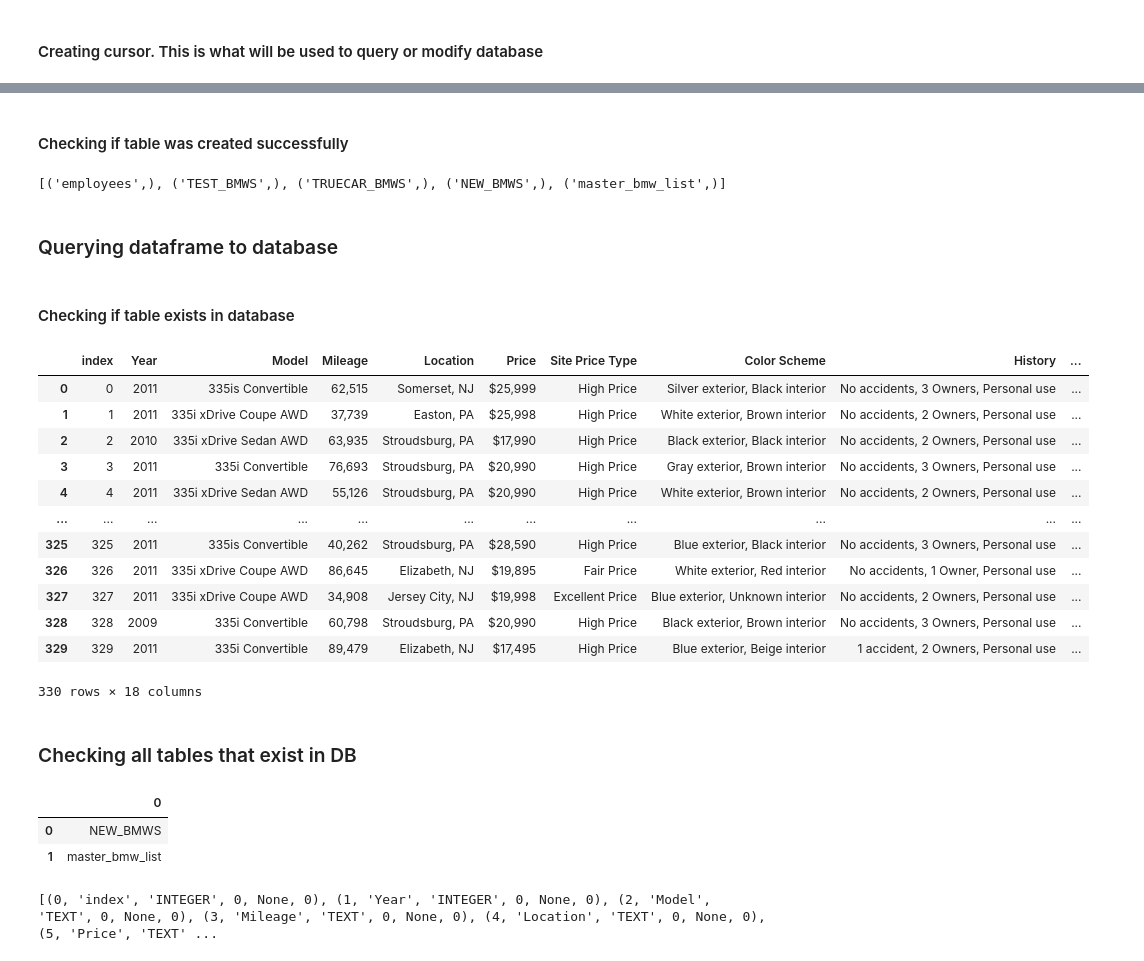
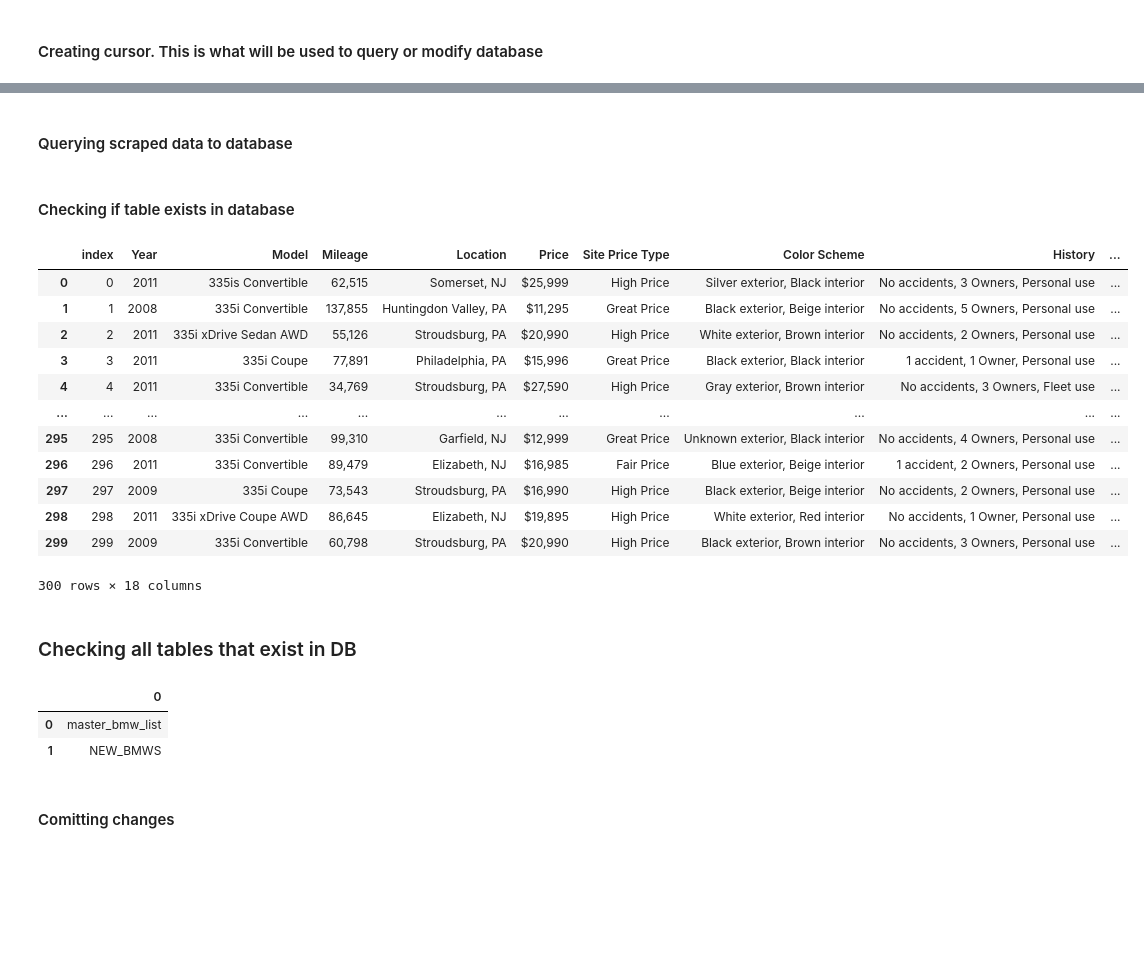
Before and after one commit to MarioRashadHUB/BMW-Price-Analysis, a Jupyter notebook: final_scraper.ipynb, the cells around one changed output, grey strips where cells are left out. Cells and saved outputs as stored; diff of their text form; code cells hidden in the pictures; blank space fills up the shorter version.

```diff
--- a/final_scraper.ipynb
+++ b/final_scraper.ipynb
@@ -3,5 +3,5 @@ from bs4 import BeautifulSoup
 import requests
 import pandas as pd
 
-pd.options.display.max_rows
-pd.set_option('display.max_rows', None)
+#pd.options.display.max_rows
+#pd.set_option('display.max_rows', None)
@@ -448,41 +443,25 @@ price MONEY
-# %% [markdown]
-#### Checking if table was created successfully
-# %%
-c.execute("""
-SELECT name
-FROM sqlite_master
-
-WHERE type='table';
-
-
-"""
-                     )
-
-print(c.fetchall())
-# %% [output]
-[('employees',), ('TEST_BMWS',), ('TRUECAR_BMWS',), ('NEW_BMWS',), ('master_bmw_list',)]
 # %% [markdown]
-### Querying dataframe to database
+#### Querying scraped data to database
 # %%
 truecar_df.to_sql("NEW_BMWS", conn, if_exists="replace")
 # %% [markdown]
 #### Checking if table exists in database
 # %%
-pd.read_sql_query ('select * from master_bmw_list', conn)
+pd.read_sql_query ('select * from NEW_BMWS', conn)
 # %% [output]
 |  | index | Year | Model | Mileage | Location | Price | Site Price Type | Color Scheme | History | ... |
 | 0 | 0 | 2011 | 335is Convertible | 62,515 | Somerset, NJ | $25,999 | High Price | Silver exterior, Black interior | No accidents, 3 Owners, Personal use | ... |
-| 1 | 1 | 2011 | 335i xDrive Coupe AWD | 37,739 | Easton, PA | $25,998 | High Price | White exterior, Brown interior | No accidents, 2 Owners, Personal use | ... |
-| 2 | 2 | 2010 | 335i xDrive Sedan AWD | 63,935 | Stroudsburg, PA | $17,990 | High Price | Black exterior, Black interior | No accidents, 2 Owners, Personal use | ... |
-| 3 | 3 | 2011 | 335i Convertible | 76,693 | Stroudsburg, PA | $20,990 | High Price | Gray exterior, Brown interior | No accidents, 3 Owners, Personal use | ... |
-| 4 | 4 | 2011 | 335i xDrive Sedan AWD | 55,126 | Stroudsburg, PA | $20,990 | High Price | White exterior, Brown interior | No accidents, 2 Owners, Personal use | ... |
+| 1 | 1 | 2008 | 335i Convertible | 137,855 | Huntingdon Valley, PA | $11,295 | Great Price | Black exterior, Beige interior | No accidents, 5 Owners, Personal use | ... |
+| 2 | 2 | 2011 | 335i xDrive Sedan AWD | 55,126 | Stroudsburg, PA | $20,990 | High Price | White exterior, Brown interior | No accidents, 2 Owners, Personal use | ... |
+| 3 | 3 | 2011 | 335i Coupe | 77,891 | Philadelphia, PA | $15,996 | Great Price | Black exterior, Black interior | 1 accident, 1 Owner, Personal use | ... |
+| 4 | 4 | 2011 | 335i Convertible | 34,769 | Stroudsburg, PA | $27,590 | High Price | Gray exterior, Brown interior | No accidents, 3 Owners, Fleet use | ... |
 | ... | ... | ... | ... | ... | ... | ... | ... | ... | ... | ... |
-| 325 | 325 | 2011 | 335is Convertible | 40,262 | Stroudsburg, PA | $28,590 | High Price | Blue exterior, Black interior | No accidents, 3 Owners, Personal use | ... |
-| 326 | 326 | 2011 | 335i xDrive Coupe AWD | 86,645 | Elizabeth, NJ | $19,895 | Fair Price | White exterior, Red interior | No accidents, 1 Owner, Personal use | ... |
-| 327 | 327 | 2011 | 335i xDrive Coupe AWD | 34,908 | Jersey City, NJ | $19,998 | Excellent Price | Blue exterior, Unknown interior | No accidents, 2 Owners, Personal use | ... |
-| 328 | 328 | 2009 | 335i Convertible | 60,798 | Stroudsburg, PA | $20,990 | High Price | Black exterior, Brown interior | No accidents, 3 Owners, Personal use | ... |
-| 329 | 329 | 2011 | 335i Convertible | 89,479 | Elizabeth, NJ | $17,495 | High Price | Blue exterior, Beige interior | 1 accident, 2 Owners, Personal use | ... |
+| 295 | 295 | 2008 | 335i Convertible | 99,310 | Garfield, NJ | $12,999 | Great Price | Unknown exterior, Black interior | No accidents, 4 Owners, Personal use | ... |
+| 296 | 296 | 2011 | 335i Convertible | 89,479 | Elizabeth, NJ | $16,985 | Fair Price | Blue exterior, Beige interior | 1 accident, 2 Owners, Personal use | ... |
+| 297 | 297 | 2009 | 335i Coupe | 73,543 | Stroudsburg, PA | $16,990 | High Price | Black exterior, Beige interior | No accidents, 2 Owners, Personal use | ... |
+| 298 | 298 | 2011 | 335i xDrive Coupe AWD | 86,645 | Elizabeth, NJ | $19,895 | High Price | White exterior, Red interior | No accidents, 1 Owner, Personal use | ... |
+| 299 | 299 | 2009 | 335i Convertible | 60,798 | Stroudsburg, PA | $20,990 | High Price | Black exterior, Brown interior | No accidents, 3 Owners, Personal use | ... |
-330 rows × 18 columns
+300 rows × 18 columns
 # %% [markdown]
 ### Checking all tables that exist in DB
 # %%
@@ -502,15 +481,7 @@ df = DataFrame(c.fetchall())
 df
 # %% [output]
 |  | 0 |
-| 0 | NEW_BMWS |
-| 1 | master_bmw_list |
+| 0 | master_bmw_list |
+| 1 | NEW_BMWS |
-# %%
-c.execute("""
-
-
-
-""")
-
-print(c.fetchall())
-# %% [output]
-[(0, 'index', 'INTEGER', 0, None, 0), (1, 'Year', 'INTEGER', 0, None, 0), (2, 'Model', 'TEXT', 0, None, 0), (3, 'Mileage', 'TEXT', 0, None, 0), (4, 'Location', 'TEXT', 0, None, 0), (5, 'Price', 'TEXT' ...
+# %% [markdown]
+#### Comitting changes
```
Also changed, not shown: parts of 32 cells of this notebook, 1 other file.
